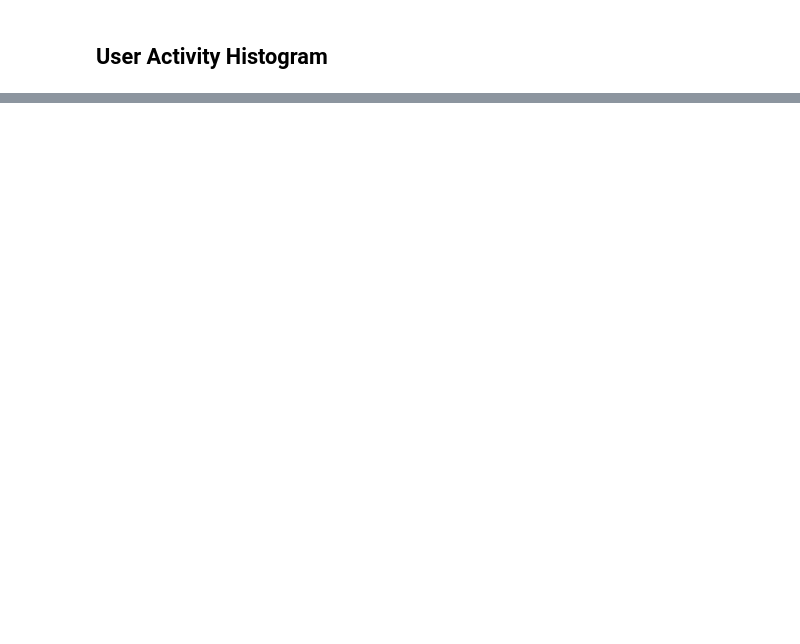
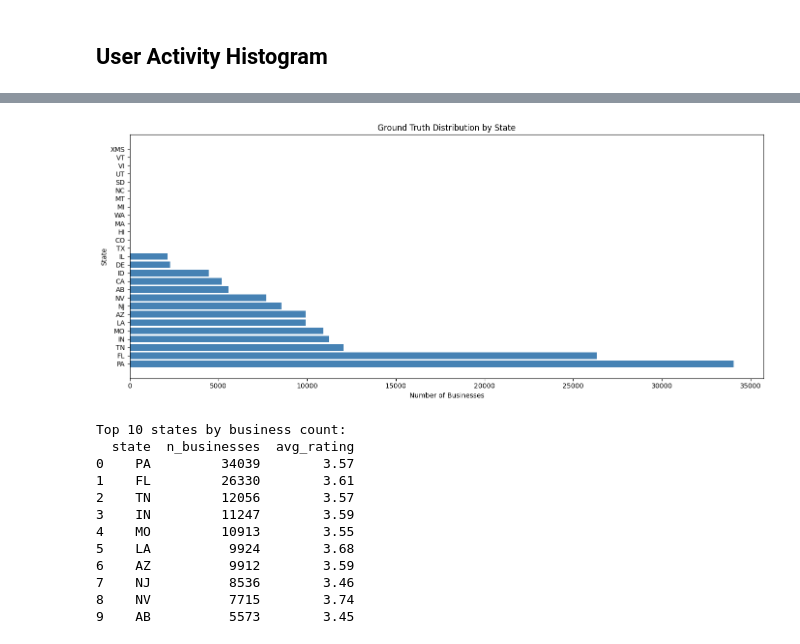
Before and after one commit to eliska-povolna/diplomova-prace, a Jupyter notebook: notebooks/01_data_exploration.ipynb, the cells around one changed output, grey strips where cells are left out. Cells and saved outputs as stored; diff of their text form; code cells hidden in the pictures; blank space fills up the shorter version.

```diff
--- a/notebooks/01_data_exploration.ipynb
+++ b/notebooks/01_data_exploration.ipynb
@@ -192,23 +346,36 @@ print(biz_stars)
 # %%
 # State-level distribution
 state_dist = con.execute(f"""
     SELECT
         state,
         COUNT(*) as n_businesses,
-        COUNT(DISTINCT user_id) as n_users,
         ROUND(AVG(stars), 2) as avg_rating
     FROM read_parquet('{business_flat}')
     GROUP BY state
     ORDER BY n_businesses DESC
 """).fetch_df()
 
 plt.figure(figsize=(14, 6))
 plt.barh(state_dist['state'], state_dist['n_businesses'], color='steelblue')
 plt.xlabel('Number of Businesses')
 plt.ylabel('State')
 plt.title('Ground Truth Distribution by State')
 plt.tight_layout()
 plt.show()
 
 print("Top 10 states by business count:")
 print(state_dist.head(10))
+# %% [output]
+[figure, added]
+Top 10 states by business count:
+  state  n_businesses  avg_rating
+0    PA         34039        3.57
+1    FL         26330        3.61
+2    TN         12056        3.57
+3    IN         11247        3.59
+4    MO         10913        3.55
+5    LA          9924        3.68
+6    AZ          9912        3.59
+7    NJ          8536        3.46
+8    NV          7715        3.74
+9    AB          5573        3.45
```
Also changed, not shown: parts of 29 cells of this notebook, 6 other files.
